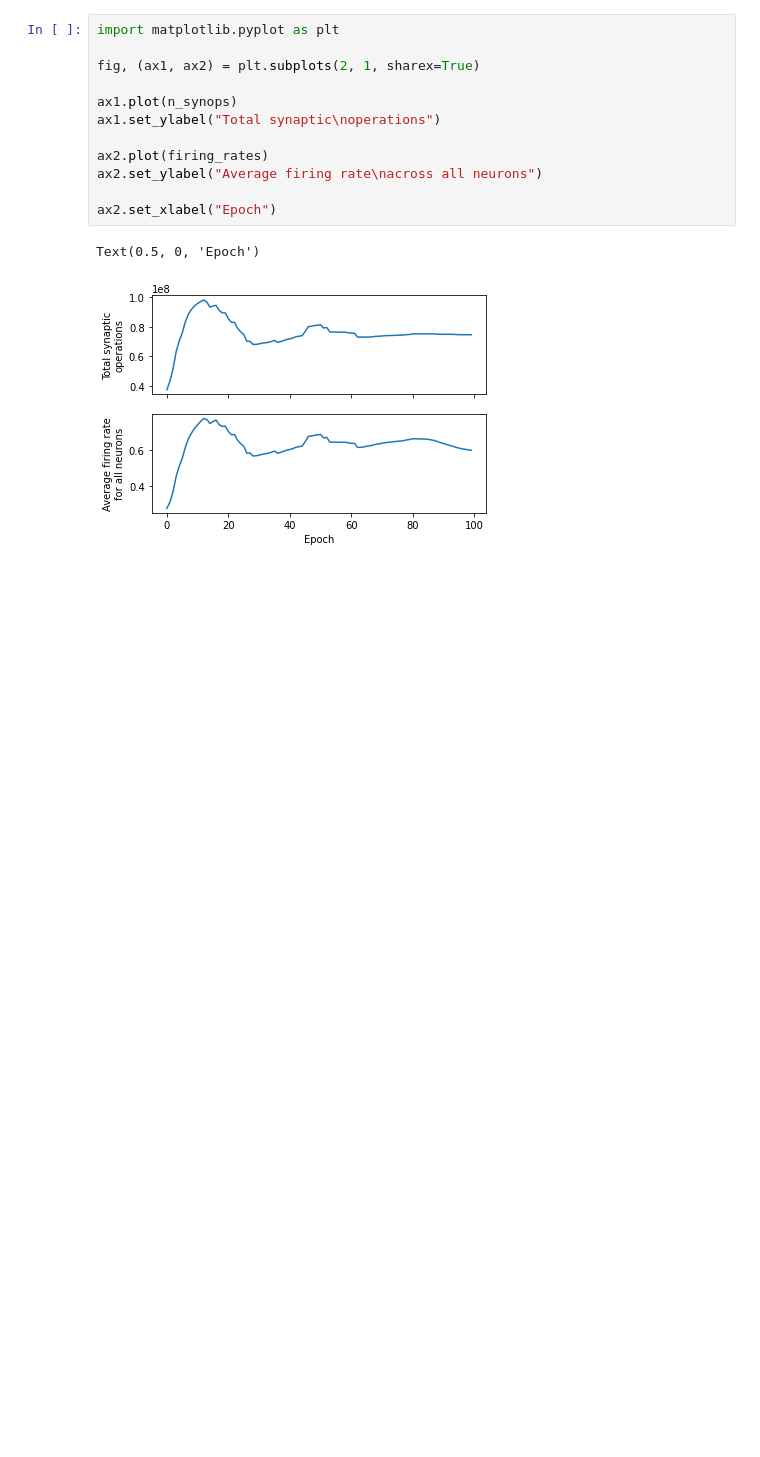
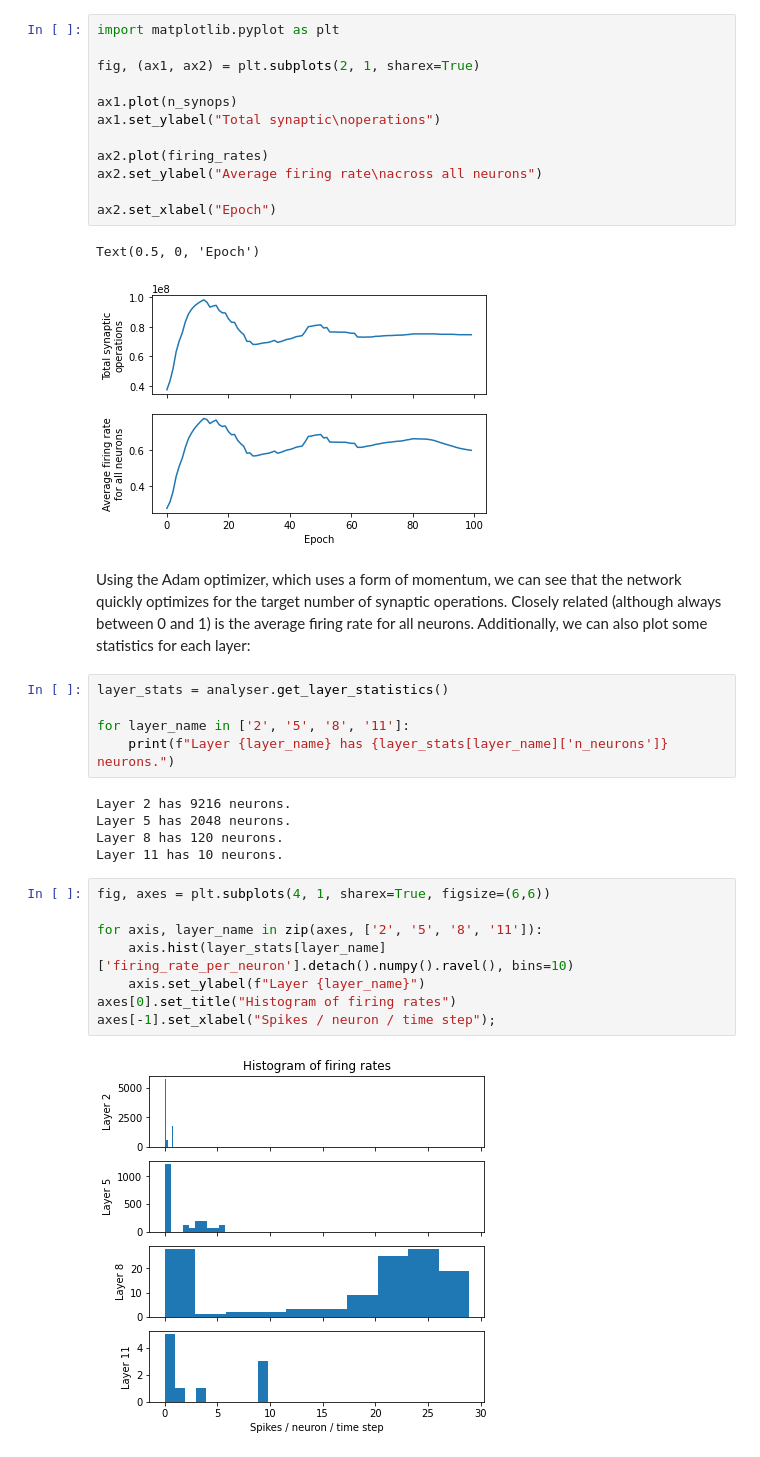
Before and after one commit to synsense/sinabs, a Jupyter notebook: docs/how_tos/synops_loss_snn.ipynb, the cells around one changed output. Drawn from its saved outputs; the diff is of its cells as text; blank space fills up the shorter version.

Commit message:
add a plot for firing rate histograms in the snn synops tutorial

```diff
--- a/docs/how_tos/synops_loss_snn.ipynb
+++ b/docs/how_tos/synops_loss_snn.ipynb
@@ -119,3 +121,25 @@ ax2.set_xlabel("Epoch")
 # %% [output]
 Text(0.5, 0, 'Epoch')
 [figure]
+# %% [markdown]
+Using the Adam optimizer, which uses a form of momentum, we can see that the network quickly optimizes for the target number of synaptic operations. Closely related (although always between 0 and 1) is the average firing rate for all neurons. Additionally, we can also plot some statistics for each layer:
+# %%
+layer_stats = analyser.get_layer_statistics()
+
+for layer_name in ['2', '5', '8', '11']:
+    print(f"Layer {layer_name} has {layer_stats[layer_name]['n_neurons']} neurons.")
+# %% [output]
+Layer 2 has 9216 neurons.
+Layer 5 has 2048 neurons.
+Layer 8 has 120 neurons.
+Layer 11 has 10 neurons.
+# %%
+fig, axes = plt.subplots(4, 1, sharex=True, figsize=(6,6))
+
+for axis, layer_name in zip(axes, ['2', '5', '8', '11']):
+    axis.hist(layer_stats[layer_name]['firing_rate_per_neuron'].detach().numpy().ravel(), bins=10)
+    axis.set_ylabel(f"Layer {layer_name}")
+axes[0].set_title("Histogram of firing rates")
+axes[-1].set_xlabel("Spikes / neuron / time step");
+# %% [output]
+[figure, added]
```
Also changed, not shown: parts of 1 cell of this notebook.
